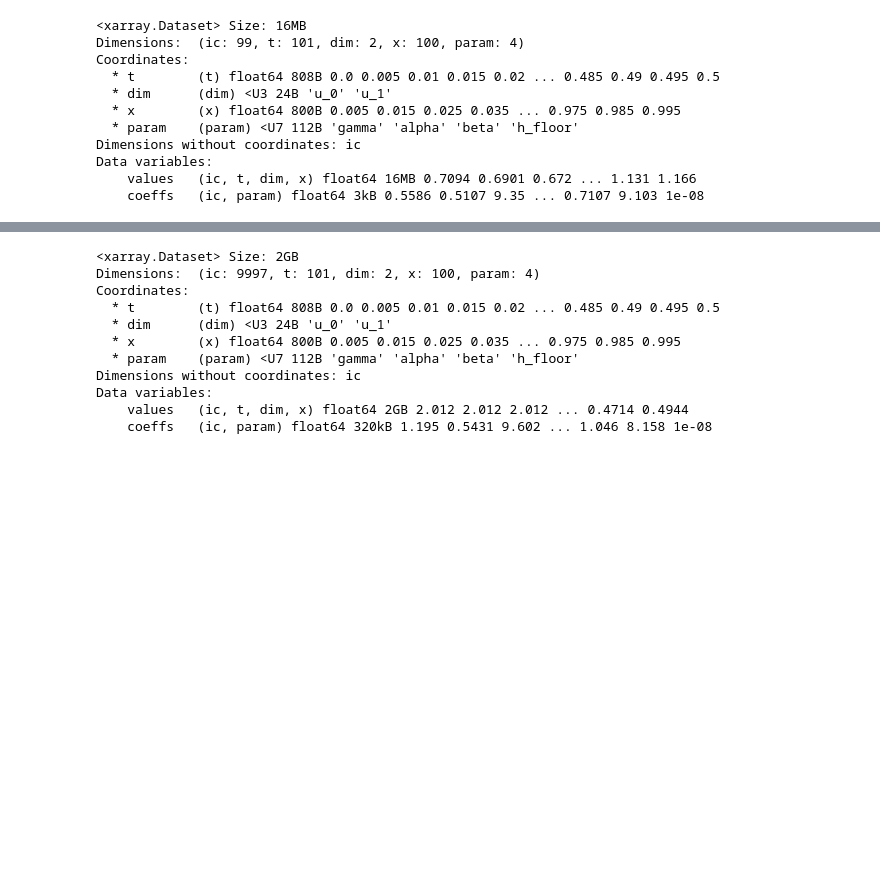
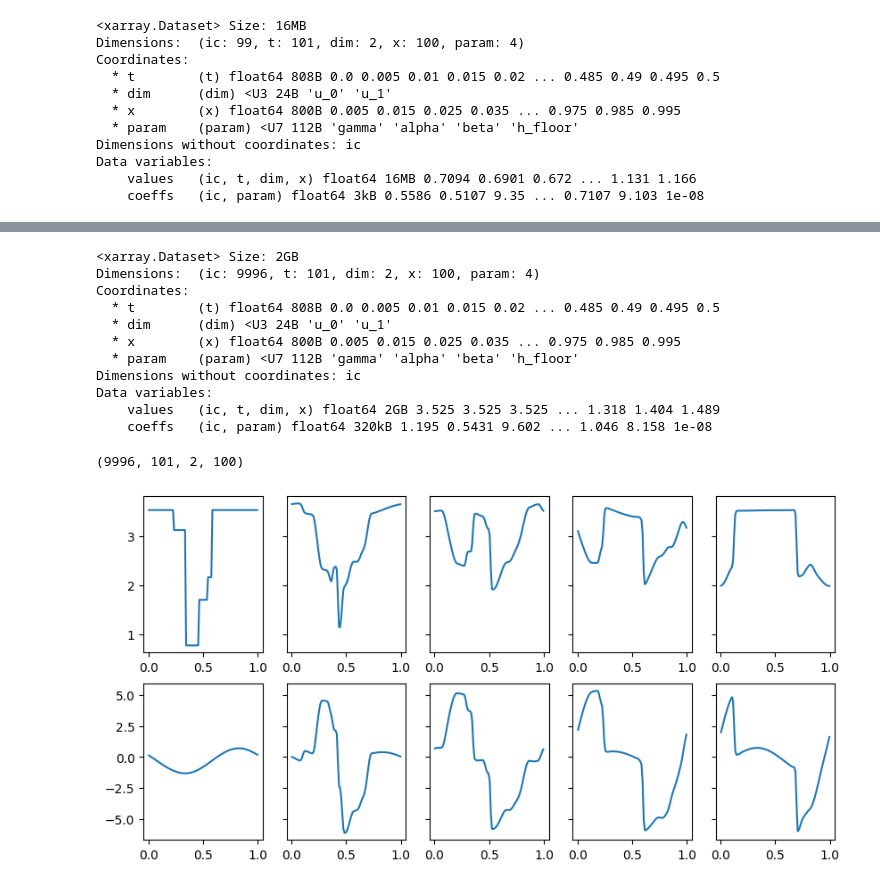
Before and after one commit to xx257xx/CONTEXT_FLUX_NO, a Jupyter notebook: notebooks/data_generation/shallow_water_1D.ipynb, the cells around one changed output, grey strips where cells are left out. Saved outputs shown, nothing was run; the diff lists cells and outputs as text; code cells hidden in the pictures; blank space fills up the shorter version.

```diff
--- a/notebooks/data_generation/shallow_water_1D.ipynb
+++ b/notebooks/data_generation/shallow_water_1D.ipynb
@@ -178,8 +182,12 @@ dataset = generate_dataset(
     pde_factory=ParametrizedShallowWater1D,
     initial_condition_fn=MultichannelWaveform(
         [
-            PeriodicRandomStepFunction1D(value_min=0.5, value_max=2.5),
-            PeriodicRandomStepFunction1D(),
+            PeriodicRandomStepFunction1D(value_min=0.5, value_max=4.5),
+            GaussianRandomField(
+                covariance_fns=[
+                    gs.Gaussian(dim=1, var=0.5, len_scale=0.3),
+                ],
+            ),
         ]
     ).sample,
     coeff_range_dict={
@@ -197,7 +205,7 @@ dataset = generate_dataset(
 dataset
 # %% [output]
 <xarray.Dataset> Size: 2GB
-Dimensions:  (ic: 9997, t: 101, dim: 2, x: 100, param: 4)
+Dimensions:  (ic: 9996, t: 101, dim: 2, x: 100, param: 4)
 Coordinates:
   * t        (t) float64 808B 0.0 0.005 0.01 0.015 0.02 ... 0.485 0.49 0.495 0.5
   * dim      (dim) <U3 24B 'u_0' 'u_1'
@@ -205,7 +213,7 @@ Coordinates:
   * param    (param) <U7 112B 'gamma' 'alpha' 'beta' 'h_floor'
 Dimensions without coordinates: ic
 Data variables:
-    values   (ic, t, dim, x) float64 2GB 2.012 2.012 2.012 ... 0.4714 0.4944
+    values   (ic, t, dim, x) float64 2GB 3.525 3.525 3.525 ... 1.318 1.404 1.489
     coeffs   (ic, param) float64 320kB 1.195 0.5431 9.602 ... 1.046 8.158 1e-08
 # %%
 dataset.to_netcdf(
@@ -213 +221,12 @@ dataset.to_netcdf(
 )
+# %%
+dataset["values"].shape
+# %% [output]
+(9996, 101, 2, 100)
+# %%
+fig, axes = plt.subplots(2, 5, figsize=(10, 5), sharey="row")
+for i in range(axes.shape[1]):
+    axes[0, i].plot(dataset.coords["x"], dataset["values"][0, 4 * i, 0])
+    axes[1, i].plot(dataset.coords["x"], dataset["values"][0, 4 * i, 1])
+# %% [output]
+[figure, added]
```
Also changed, not shown: parts of 5 cells of this notebook, 9 other files.
